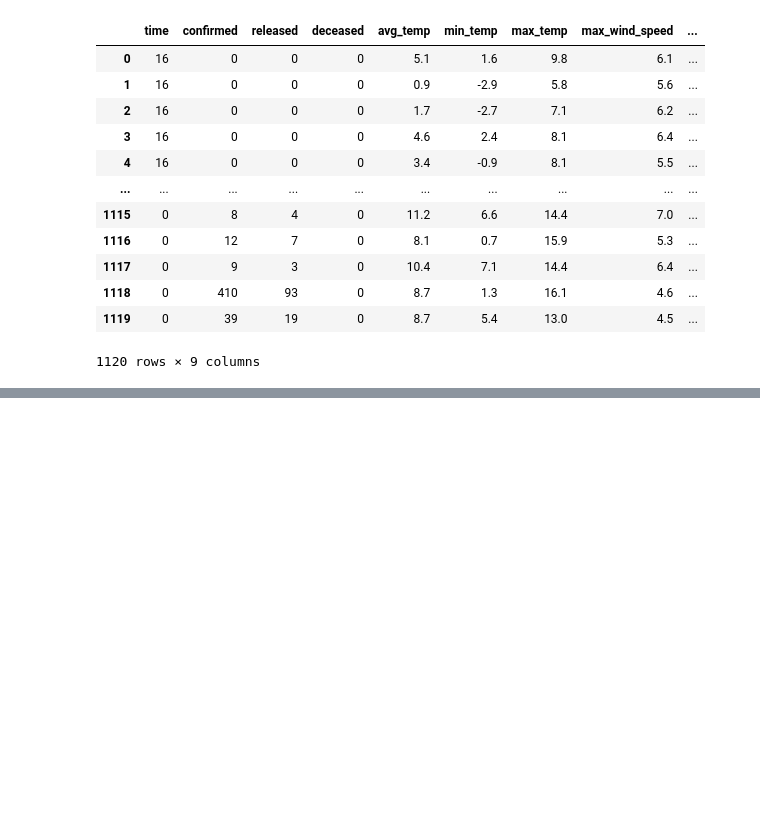
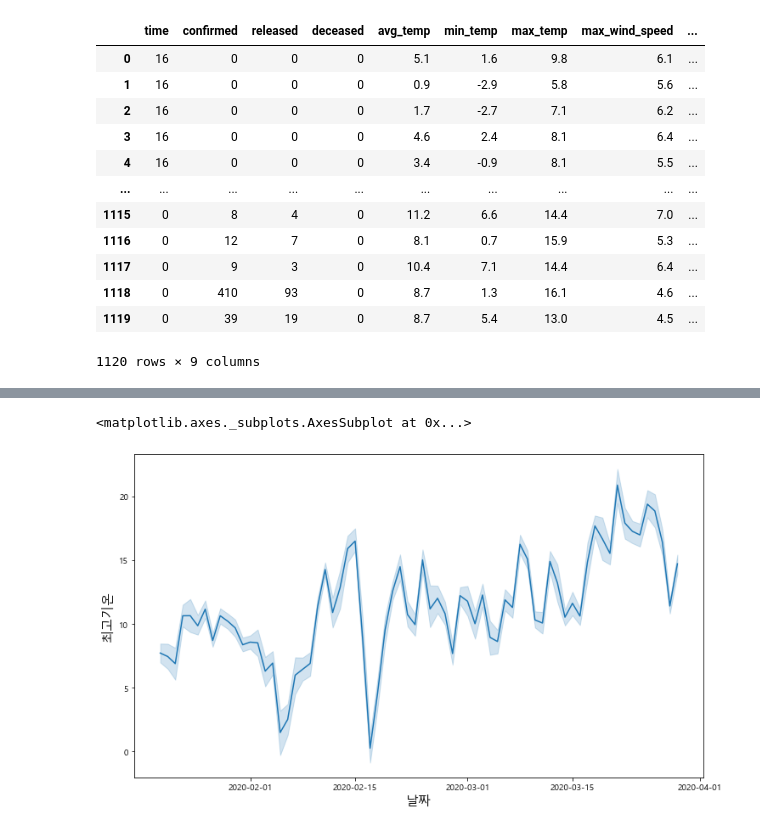
Before and after one commit to young-hun-jo/KaggleStruggle, a Jupyter notebook: covid_19/Dacon_covid19_2week.ipynb, the cells around one changed output, grey strips where cells are left out. Saved outputs shown, nothing was run; the diff lists cells and outputs as text; code cells hidden in the pictures; blank space fills up the shorter version.

```diff
--- a/covid_19/Dacon_covid19_2week.ipynb
+++ b/covid_19/Dacon_covid19_2week.ipynb
@@ -695,0 +757,8 @@ timeweather.head()
+# %%
+plt.figure(figsize=(12,7))
+plt.xlabel('날짜',fontsize=15)
+plt.ylabel('최고기온',fontsize=15)
+sns.lineplot(data=timeweather,x='날짜', y='최고기온')
+# %% [output]
+<matplotlib.axes._subplots.AxesSubplot at 0x...>
+[figure, added]
```
Also changed, not shown: parts of 17 cells of this notebook.
